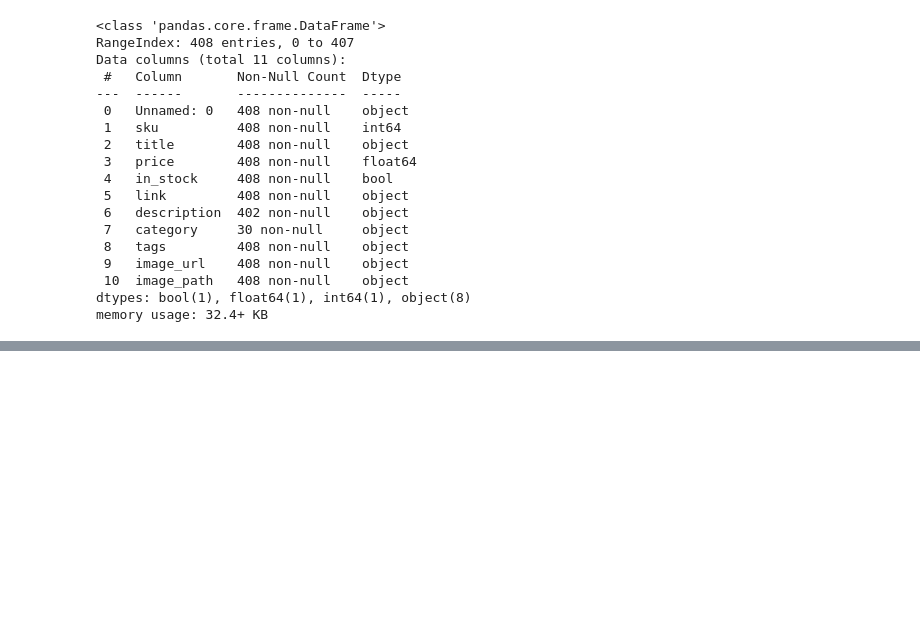
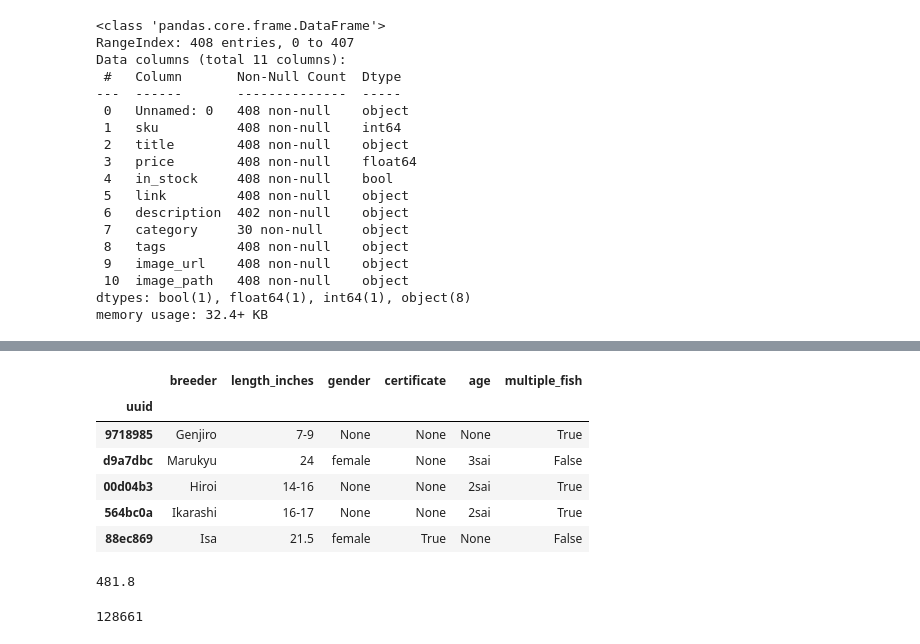
Before and after one commit to annahanslc/koi-price-prediction, a Jupyter notebook: bigger_dataset/1_EDA.ipynb, the cells around one changed output, grey strips where cells are left out. Drawn from its saved outputs; the diff is of its cells as text; code cells hidden in the pictures; blank space fills up the shorter version.

```diff
--- a/bigger_dataset/1_EDA.ipynb
+++ b/bigger_dataset/1_EDA.ipynb
@@ -280,0 +690,5 @@ sacramentokoi.head()
+# %%
+# test the function on a few rows first
+
+test_gckoi = gckoi.head(5).copy()
+test_gckoi
@@ -280,0 +702,11 @@ sacramentokoi.head()
+# %%
+# apply the function on the test df
+
+# track the progress
+
+from tqdm import tqdm
+
+tqdm.pandas()
+
+test_gckoi['gpt_dict'] = test_gckoi['description'].progress_apply(send_description)
+test_gckoi['gpt_dict']
@@ -280,0 +731,14 @@ sacramentokoi.head()
+# %%
+# make sure the results can be turned into dataframe without any issue
+
+test_df_1 = pd.json_normalize(test_gckoi['gpt_dict'])
+test_df_1.index = test_gckoi['uuid']
+test_df_1
+# %% [output]
+|  | breeder | length_inches | gender | certificate | age | multiple_fish |
+| uuid |  |  |  |  |  |  |
+| 9718985 | Genjiro | 7-9 | None | None | None | True |
+| d9a7dbc | Marukyu | 24 | female | None | 3sai | False |
+| 00d04b3 | Hiroi | 14-16 | None | None | 2sai | True |
+| 564bc0a | Ikarashi | 16-17 | None | None | 2sai | True |
+| 88ec869 | Isa | 21.5 | female | True | None | False |
@@ -280,0 +749,16 @@ sacramentokoi.head()
+# %%
+# calculate the number of tokens used for each row
+
+before_tokens = 78483
+after_tokens = 80892
+tokens_used_for_5_rows = after_tokens - before_tokens
+token_per_row = tokens_used_for_5_rows / 5
+token_per_row
+# %% [output]
+481.8
+# %%
+# check the token count before applying the function to the entire dataframe
+
+token_count
+# %% [output]
+128661
```
Also changed, not shown: parts of 73 cells of this notebook, 7 other files.
